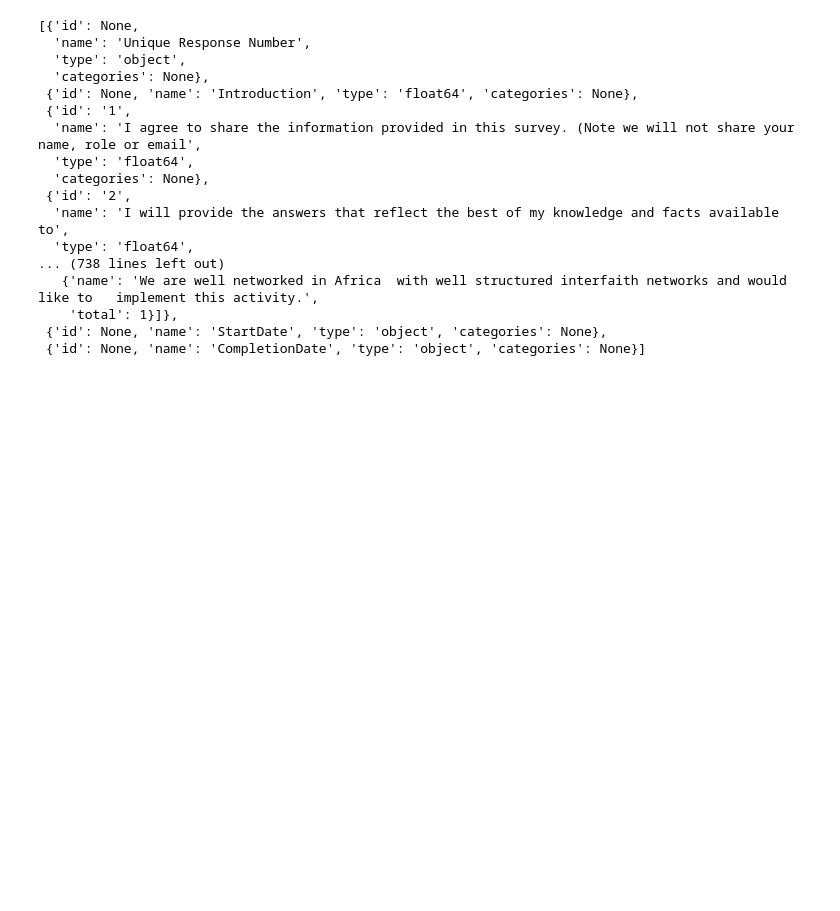
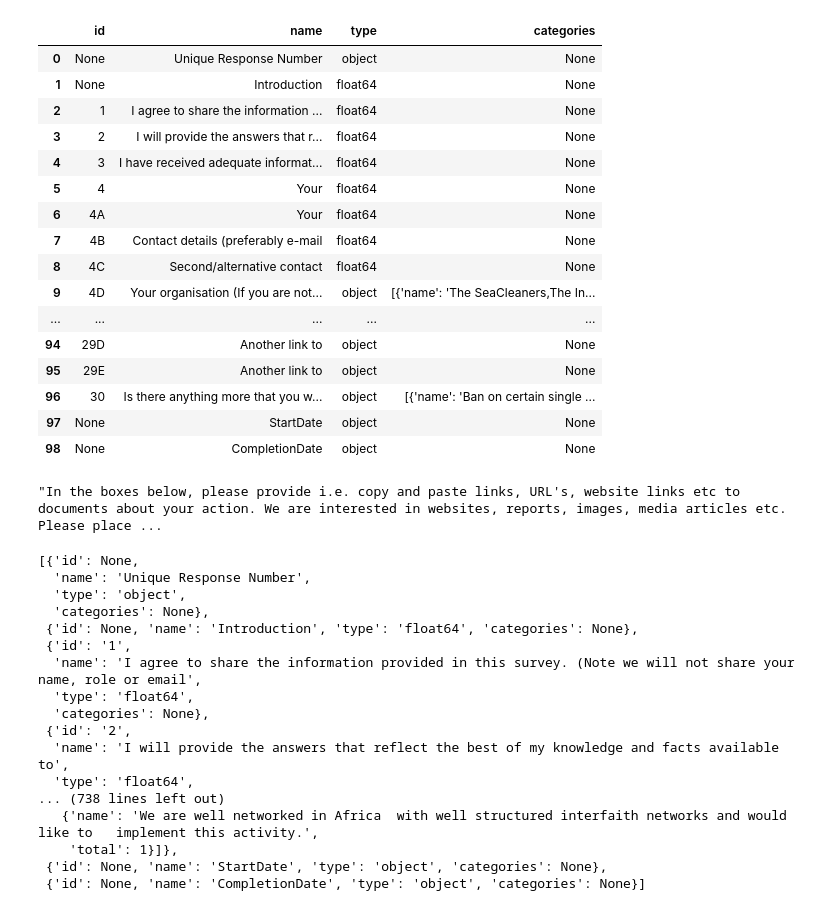
Before and after one commit to akvo/akvo-tech-consultancy, a Jupyter notebook: sites/unep-dashboard/transforms/Data Transformer.ipynb, the cells around one changed output. Drawn from its saved outputs; the diff is of its cells as text; code cells hidden in the pictures; blank space fills up the shorter version.

```diff
--- a/sites/unep-dashboard/transforms/Data Transformer.ipynb
+++ b/sites/unep-dashboard/transforms/Data Transformer.ipynb
@@ -111,3 +110,31 @@ col_info = [get_column_info(df, x) for x in column_names]
+# %%
+pd.set_option('display.max_row', 100)
+# %%
+cinfo = pd.DataFrame(col_info)
+# %%
+cinfo
+# %% [output]
+|  | id | name | type | categories |
+| 0 | None | Unique Response Number | object | None |
+| 1 | None | Introduction | float64 | None |
+| 2 | 1 | I agree to share the information ... | float64 | None |
+| 3 | 2 | I will provide the answers that r... | float64 | None |
+| 4 | 3 | I have received adequate informat... | float64 | None |
+| 5 | 4 | Your | float64 | None |
+| 6 | 4A | Your | float64 | None |
+| 7 | 4B | Contact details (preferably e-mail | float64 | None |
+| 8 | 4C | Second/alternative contact | float64 | None |
+| 9 | 4D | Your organisation (If you are not... | object | [{'name': 'The SeaCleaners,The In... |
+| ... | ... | ... | ... | ... |
+| 94 | 29D | Another link to | object | None |
+| 95 | 29E | Another link to | object | None |
+| 96 | 30 | Is there anything more that you w... | object | [{'name': 'Ban on certain single ... |
+| 97 | None | StartDate | object | None |
+| 98 | None | CompletionDate | object | None |
+# %%
+cinfo.iloc[90]['name']
+# %% [output]
+"In the boxes below, please provide i.e. copy and paste links, URL's, website links etc to documents about your action. We are interested in websites, reports, images, media articles etc. Please place ...
 # %%
 pd.DataFrame(col_info).to_json('data-info.json', orient='records')
 # %%
```
Also changed, not shown: parts of 3 cells of this notebook, 30 other files.
